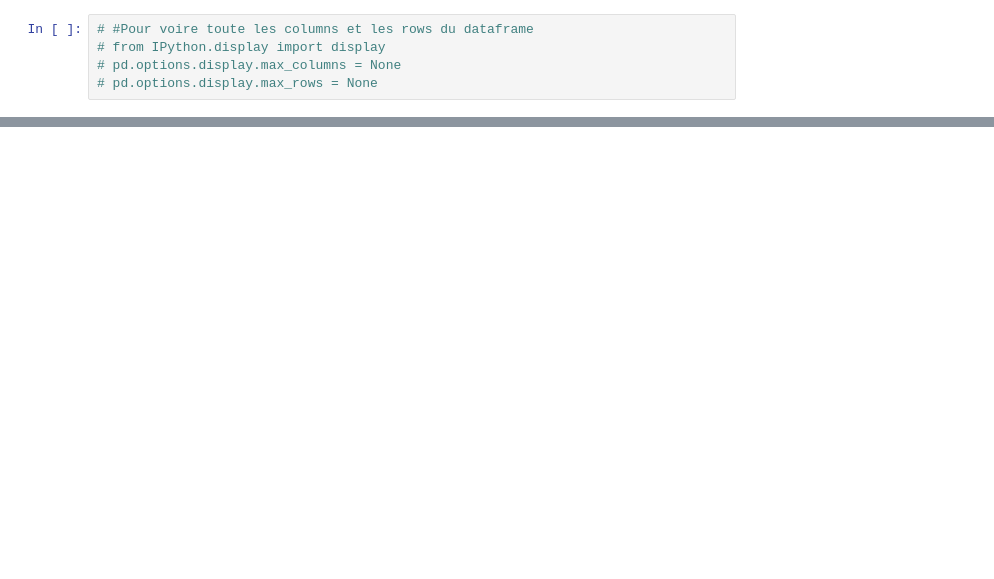
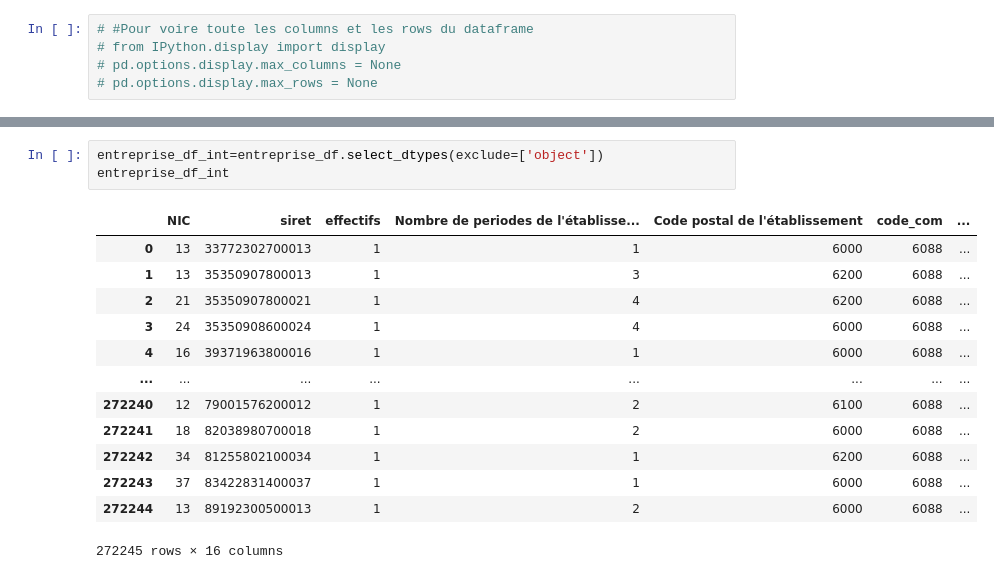
Before and after one commit to eangelid/trampact, a Jupyter notebook: notebooks/ac_dataset_sirene_nice_v0.ipynb, the cells around one changed output, grey strips where cells are left out. Cells and saved outputs as stored; diff of their text form; blank space fills up the shorter version.

```diff
--- a/notebooks/ac_dataset_sirene_nice_v0.ipynb
+++ b/notebooks/ac_dataset_sirene_nice_v0.ipynb
@@ -23,0 +67,17 @@ entreprise_df.head()
+# %%
+entreprise_df_int=entreprise_df.select_dtypes(exclude=['object'])
+entreprise_df_int
+# %% [output]
+|  | NIC | siret | effectifs | Nombre de periodes de l'établisse... | Code postal de l'établissement | code_com | ... |
+| 0 | 13 | 33772302700013 | 1 | 1 | 6000 | 6088 | ... |
+| 1 | 13 | 35350907800013 | 1 | 3 | 6200 | 6088 | ... |
+| 2 | 21 | 35350907800021 | 1 | 4 | 6200 | 6088 | ... |
+| 3 | 24 | 35350908600024 | 1 | 4 | 6000 | 6088 | ... |
+| 4 | 16 | 39371963800016 | 1 | 1 | 6000 | 6088 | ... |
+| ... | ... | ... | ... | ... | ... | ... | ... |
+| 272240 | 12 | 79001576200012 | 1 | 2 | 6100 | 6088 | ... |
+| 272241 | 18 | 82038980700018 | 1 | 2 | 6000 | 6088 | ... |
+| 272242 | 34 | 81255802100034 | 1 | 1 | 6200 | 6088 | ... |
+| 272243 | 37 | 83422831400037 | 1 | 1 | 6000 | 6088 | ... |
+| 272244 | 13 | 89192300500013 | 1 | 2 | 6000 | 6088 | ... |
+272245 rows × 16 columns
```
Also changed, not shown: parts of 19 cells of this notebook, 2 other files.
